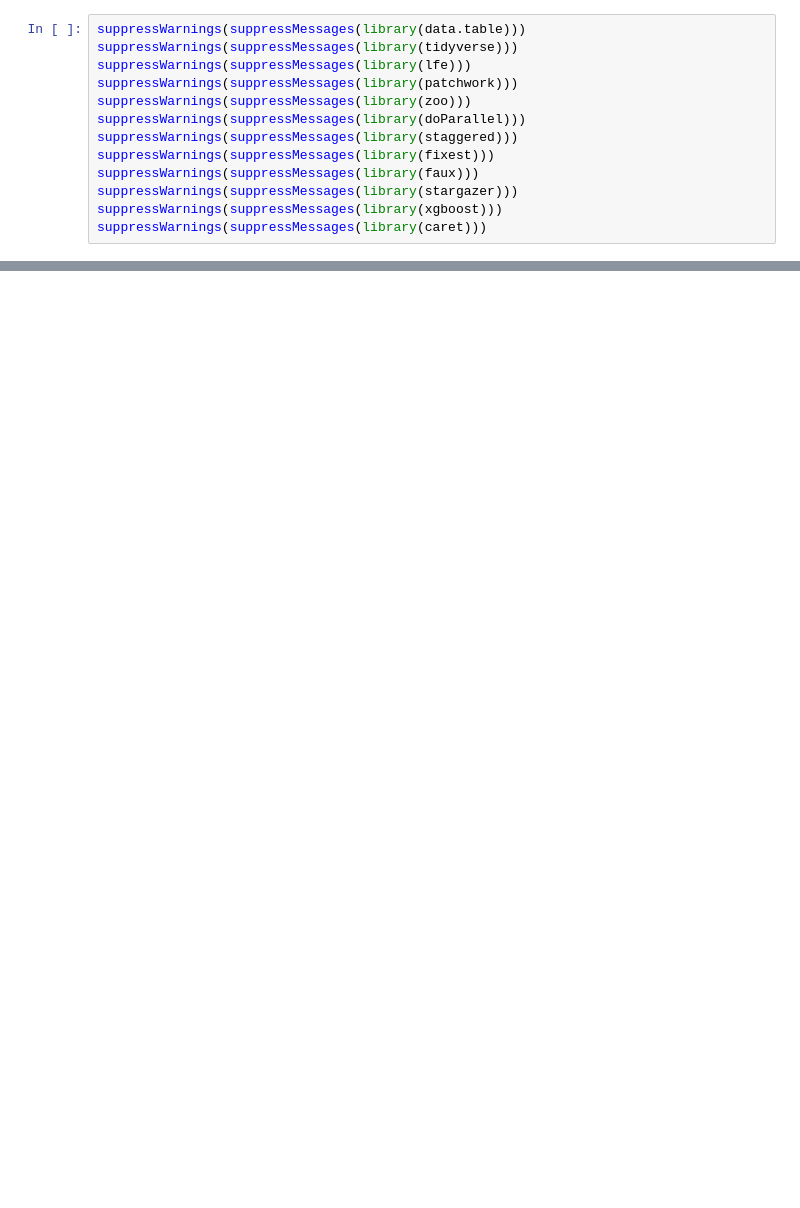
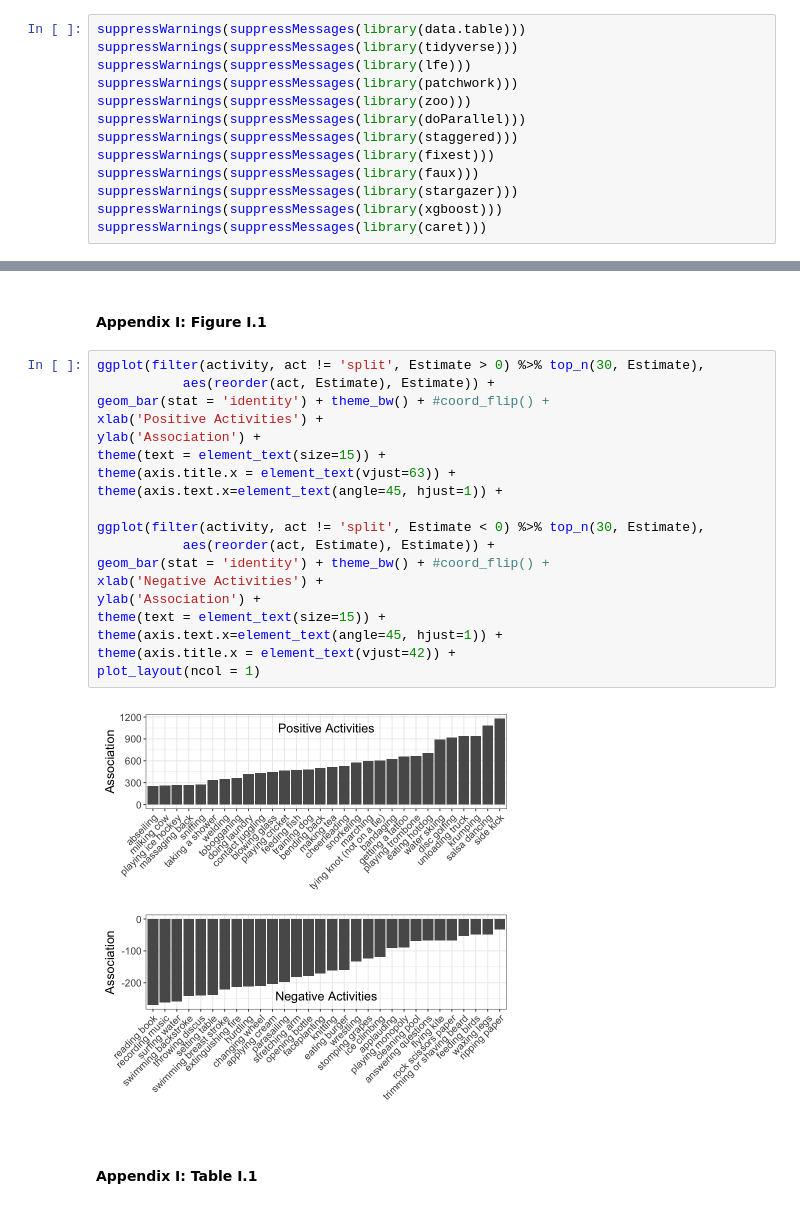
Before and after one commit to jeremyzyang/engagement_that_sells, a Jupyter notebook: 3.drivers.ipynb, the cells around one changed output, grey strips where cells are left out. Cells and saved outputs as stored; diff of their text form; blank space fills up the shorter version.

```diff
--- a/3.drivers.ipynb
+++ b/3.drivers.ipynb
@@ -55,0 +87,25 @@ df = model_evaluation
+# %% [markdown]
+#### Appendix I: Figure I.1
+# %%
+ggplot(filter(activity, act != 'split', Estimate > 0) %>% top_n(30, Estimate),
+           aes(reorder(act, Estimate), Estimate)) +
+geom_bar(stat = 'identity') + theme_bw() + #coord_flip() +
+xlab('Positive Activities') +
+ylab('Association') +
+theme(text = element_text(size=15)) +
+theme(axis.title.x = element_text(vjust=63)) +
+theme(axis.text.x=element_text(angle=45, hjust=1)) +
+
+ggplot(filter(activity, act != 'split', Estimate < 0) %>% top_n(30, Estimate),
+           aes(reorder(act, Estimate), Estimate)) +
+geom_bar(stat = 'identity') + theme_bw() + #coord_flip() +
+xlab('Negative Activities') +
+ylab('Association') +
+theme(text = element_text(size=15)) +
+theme(axis.text.x=element_text(angle=45, hjust=1)) +
+theme(axis.title.x = element_text(vjust=42)) +
+plot_layout(ncol = 1)
+# %% [output]
+[figure, added]
+# %% [markdown]
+#### Appendix I: Table I.1
```
Also changed, not shown: parts of 14 cells of this notebook.
